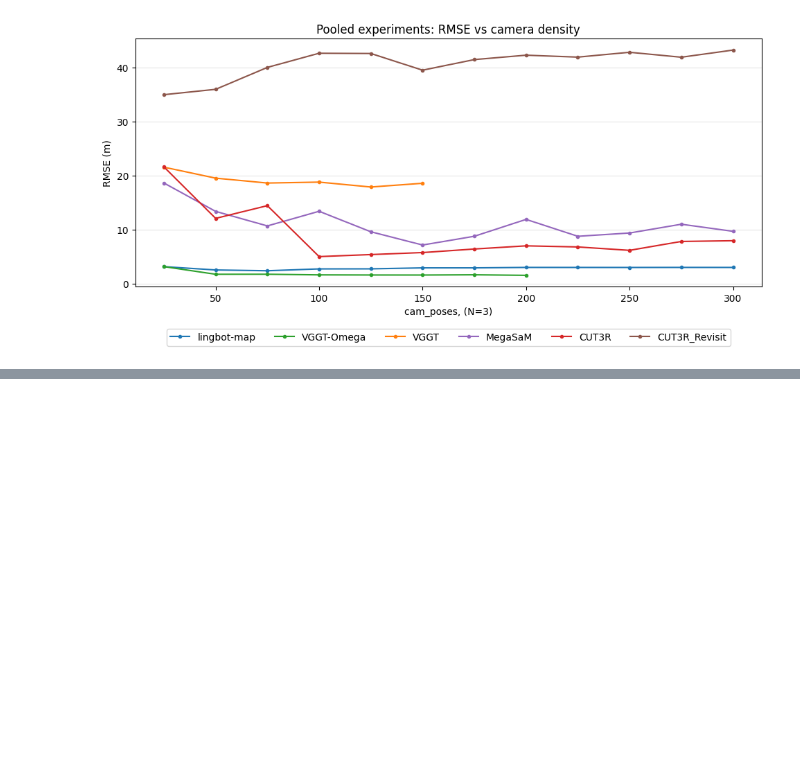
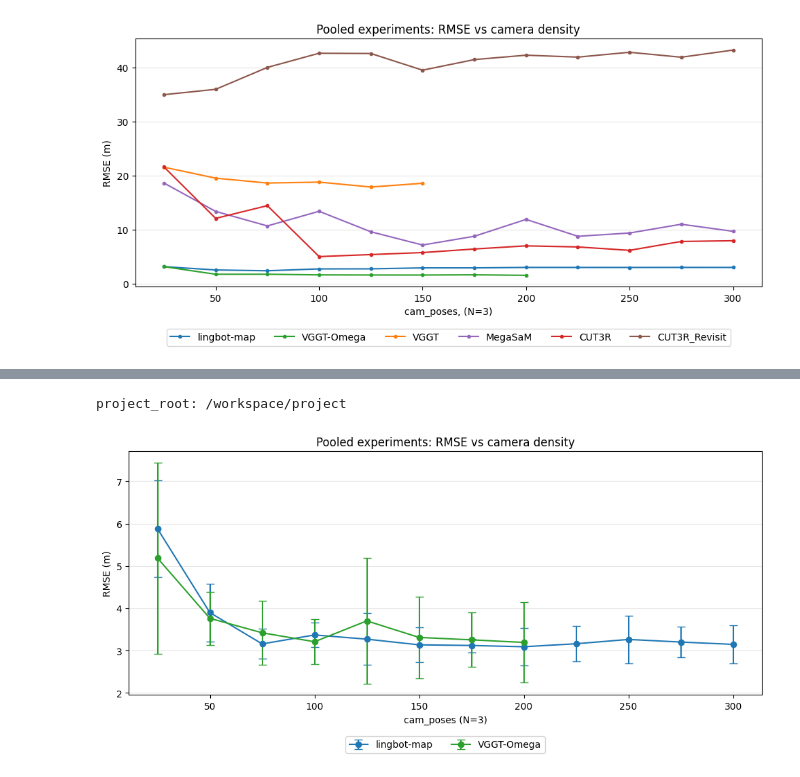
Before and after one commit to SenorBarker/Project, a Jupyter notebook: src/Experiments/Figures.ipynb, the cells around one changed output, grey strips where cells are left out. Cells and saved outputs as stored; diff of their text form; code cells hidden in the pictures; blank space fills up the shorter version.

```diff
--- a/src/Experiments/Figures.ipynb
+++ b/src/Experiments/Figures.ipynb
@@ -184,0 +266,67 @@ fig.savefig(out_dir / "pooled_RMSE_lingvggto.pdf", format="pdf", bbox_inches="ti
+# %%
+import numpy as np
+import pandas as pd
+import matplotlib.pyplot as plt
+import sys
+from pathlib import Path
+project_root = Path.cwd()
+while not (project_root / "src" / "A_Config.py").exists():
+    if project_root == project_root.parent:
+        raise RuntimeError("couldn't find repo root (src/A_Config.py) above cwd")
+    project_root = project_root.parent
+sys.path.insert(0, str(project_root / "src"))
+sys.path.insert(0, str(project_root / "Experiments" / "templates"))
+print("project_root:", project_root)
+from A_Config import set_case, case_dir
+runs = [
+    ("401_Hide_n_seek", "Cam_pose_v01"),
+    ("11_walk_home_1", "Cam_pose_v03"),
+    ("12_walk_home_2", "Cam_pose_v2"),
+]
+
+dfs = []
+for case, exp in runs:
+    set_case(case)
+    results_path = case_dir() / "080_Experiments" / exp / f"{exp}_results.csv"
+    edf = pd.read_csv(results_path)
+    dfs.append(edf)
+df = pd.concat(dfs, ignore_index=True)
+
+pooled = df.groupby(["technique", "cam_poses"])["rmse"].agg(["mean", "std"]).reset_index()
+
+#TECHNIQUE_ORDER = ["lingbot-map", "VGGT-Omega", "VGGT", "MegaSaM", "CUT3R", "CUT3R_Revisit"]
+TECHNIQUE_ORDER = ["lingbot-map", "VGGT-Omega"]
+tab10 = plt.cm.tab10.colors
+COLOR_MAP = {
+    "lingbot-map": tab10[0],
+    "VGGT":        tab10[1],
+    "VGGT-Omega":  tab10[2],
+    "CUT3R":       tab10[3],
+    "MegaSaM":     tab10[4],
+    "CUT3R_Revisit": tab10[5],
+}
+
+techniques = [t for t in TECHNIQUE_ORDER if t in pooled["technique"].unique()]
+
+fig, ax = plt.subplots(figsize=(10, 5))
+for technique in techniques:
+    sub = pooled[pooled["technique"] == technique].sort_values("cam_poses")
+    ax.errorbar(
+        sub["cam_poses"], sub["mean"], yerr=sub["std"],
+        marker="o", markersize=6, capsize=4, label=technique, color=COLOR_MAP.get(technique),
+    )
+
+ax.set_xlabel("cam_poses (N=3)")
+ax.set_ylabel("RMSE (m)")
+
+ax.set_title("Pooled experiments: RMSE vs camera density")
+ax.legend(loc="upper center", bbox_to_anchor=(0.5, -0.15), ncol=len(techniques))
+
+ax.grid(axis="y", alpha=0.3)
+fig.tight_layout()
+
+fig.savefig(out_dir / "pooled_RMSE_density_coarse_v_l.pdf", format="pdf", bbox_inches="tight")
+fig.savefig(out_dir / "pooled_RMSE_density_coarse_v_l.png", format="png", bbox_inches="tight")
+# %% [output]
+project_root: /workspace/project
+[figure, added]
```
Also changed, not shown: parts of 12 cells of this notebook, 43 other files.
